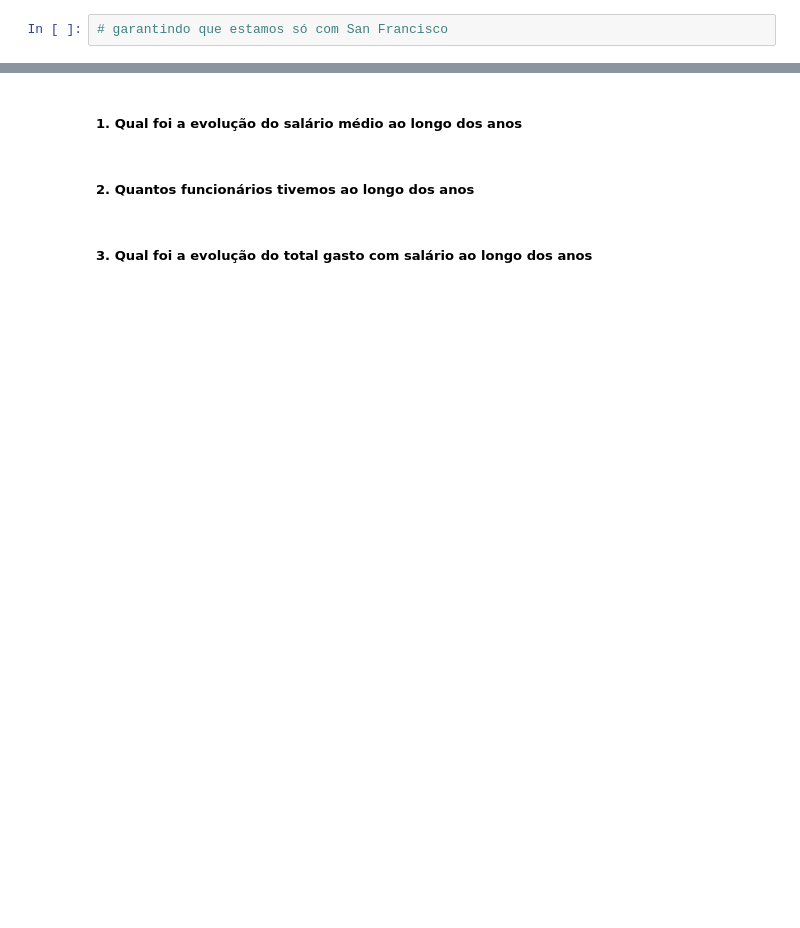
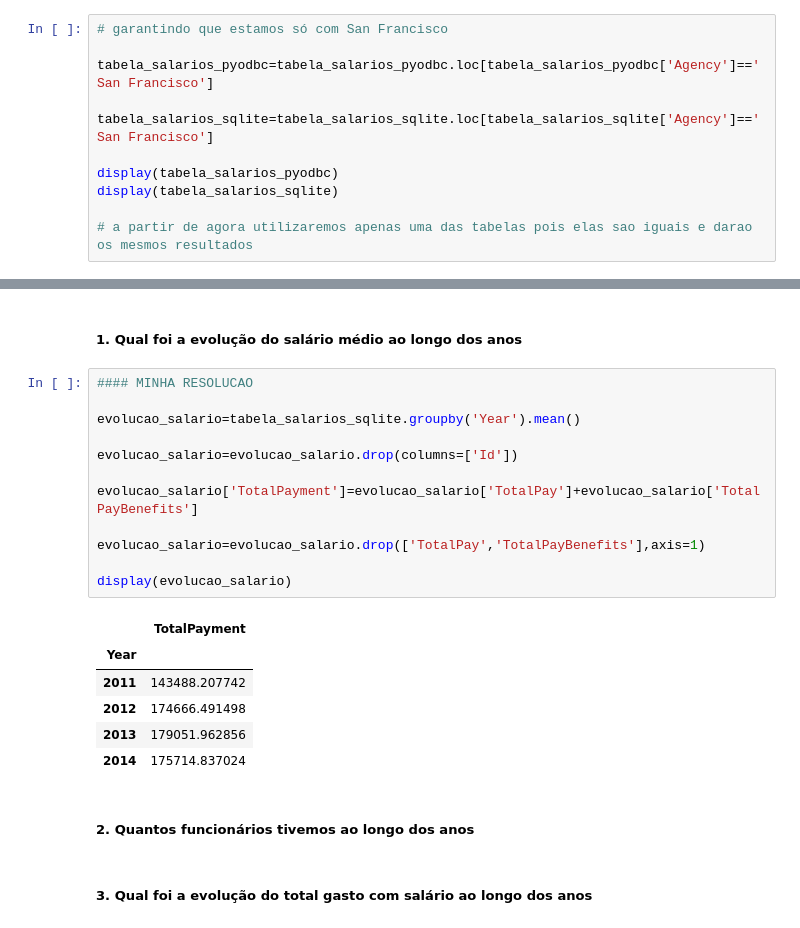
Before and after one commit to jharbes/hashtagPython, a Jupyter notebook: 024-integracaoPythonSql/11-ex01-analiseDados-conectandoComBancoDeDados/PythoneSQL-ExercicioAnalisedeDados.ipynb, the cells around one changed output, grey strips where cells are left out. Saved outputs shown, nothing was run; the diff lists cells and outputs as text; blank space fills up the shorter version.

Commit message:
minha resolucao salario medio

```diff
--- a/024-integracaoPythonSql/11-ex01-analiseDados-conectandoComBancoDeDados/PythoneSQL-ExercicioAnalisedeDados.ipynb
+++ b/024-integracaoPythonSql/11-ex01-analiseDados-conectandoComBancoDeDados/PythoneSQL-ExercicioAnalisedeDados.ipynb
@@ -131,3 +131,12 @@ display(tabela_salarios_pyodbc)
 ### Análise de Dados
 # %%
 # garantindo que estamos só com San Francisco
+
+tabela_salarios_pyodbc=tabela_salarios_pyodbc.loc[tabela_salarios_pyodbc['Agency']=='San Francisco']
+
+tabela_salarios_sqlite=tabela_salarios_sqlite.loc[tabela_salarios_sqlite['Agency']=='San Francisco']
+
+display(tabela_salarios_pyodbc)
+display(tabela_salarios_sqlite)
+
+# a partir de agora utilizaremos apenas uma das tabelas pois elas sao iguais e darao os mesmos resultados
@@ -134,5 +170,24 @@ display(tabela_salarios_pyodbc)
 # %% [markdown]
 ##### 1. Qual foi a evolução do salário médio ao longo dos anos
+# %%
+#### MINHA RESOLUCAO
+
+evolucao_salario=tabela_salarios_sqlite.groupby('Year').mean()
+
+evolucao_salario=evolucao_salario.drop(columns=['Id'])
+
+evolucao_salario['TotalPayment']=evolucao_salario['TotalPay']+evolucao_salario['TotalPayBenefits']
+
+evolucao_salario=evolucao_salario.drop(['TotalPay','TotalPayBenefits'],axis=1)
+
+display(evolucao_salario)
+# %% [output]
+|  | TotalPayment |
+| Year |  |
+| 2011 | 143488.207742 |
+| 2012 | 174666.491498 |
+| 2013 | 179051.962856 |
+| 2014 | 175714.837024 |
 # %% [markdown]
 ##### 2. Quantos funcionários tivemos ao longo dos anos
 # %% [markdown]
```
Also changed, not shown: parts of 1 cell of this notebook, 1 other file.
